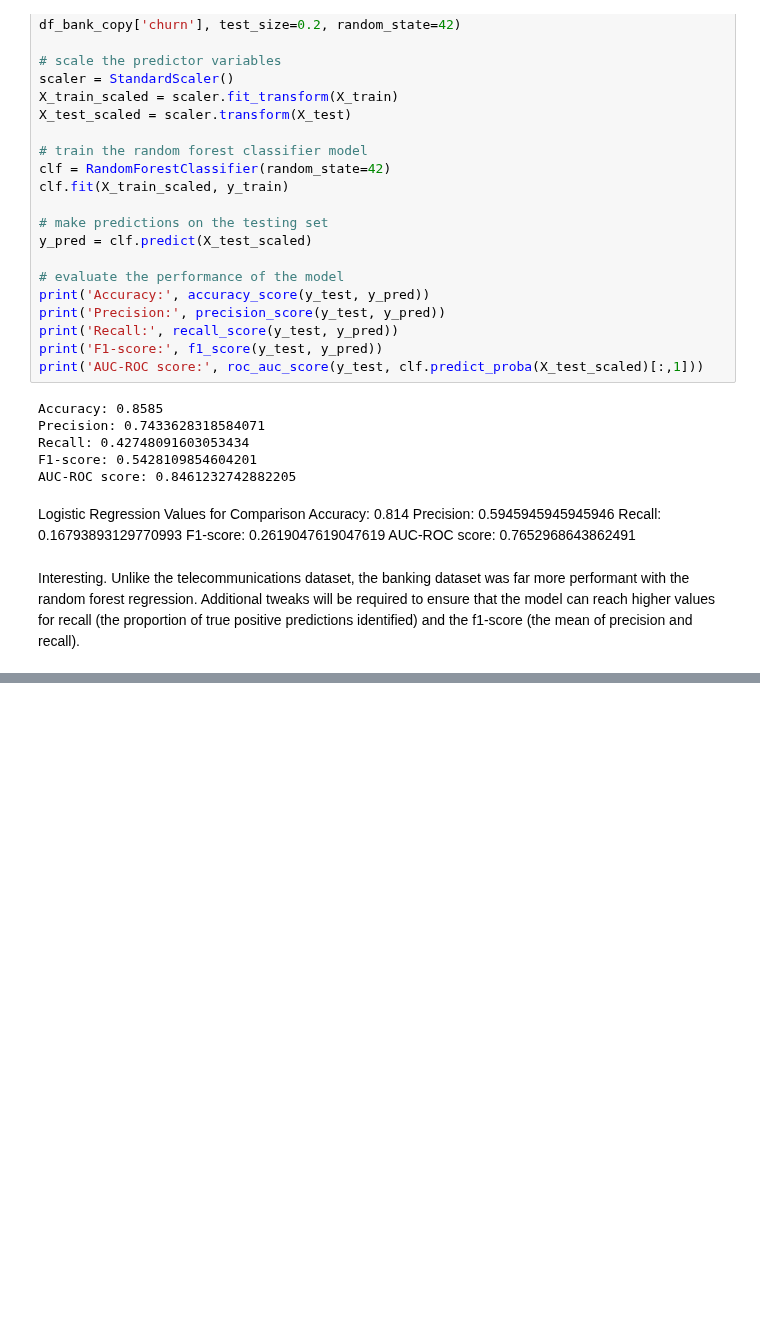
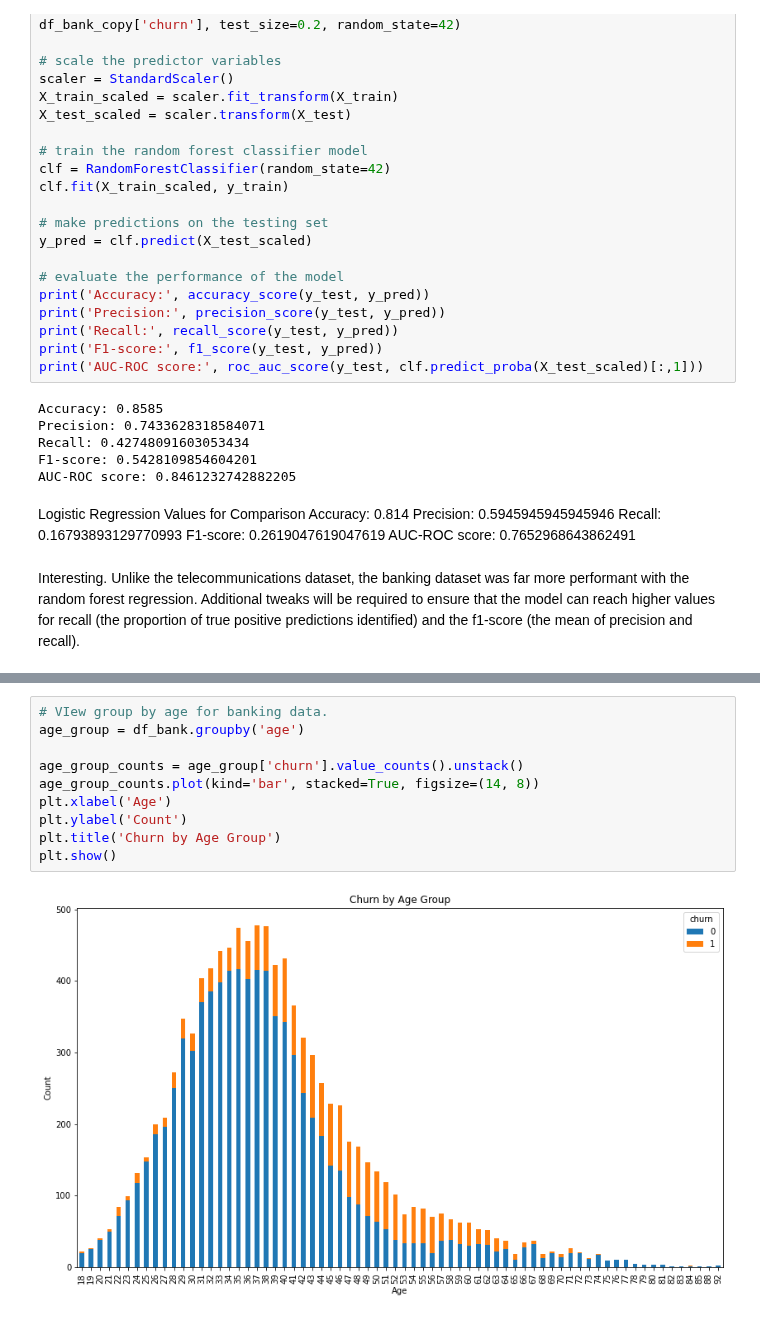
Before and after one commit to joshgreenert/Python-Projects, a Jupyter notebook: Applied Data Science/Project_2_Churn_Predictions/PR 2 Milestone 2 Code GreenertJ.ipynb, the cells around one changed output, grey strips where cells are left out. Saved outputs shown, nothing was run; the diff lists cells and outputs as text; blank space fills up the shorter version.

```diff
--- a/Applied Data Science/Project_2_Churn_Predictions/PR 2 Milestone 2 Code GreenertJ.ipynb
+++ b/Applied Data Science/Project_2_Churn_Predictions/PR 2 Milestone 2 Code GreenertJ.ipynb
@@ -435,0 +456,12 @@ Interesting.  Unlike the telecommunications dataset, the banking dataset was far
+# %%
+# VIew group by age for banking data.
+age_group = df_bank.groupby('age')
+
+age_group_counts = age_group['churn'].value_counts().unstack()
+age_group_counts.plot(kind='bar', stacked=True, figsize=(14, 8))
+plt.xlabel('Age')
+plt.ylabel('Count')
+plt.title('Churn by Age Group')
+plt.show()
+# %% [output]
+[figure, added]
```
Also changed, not shown: parts of 2 cells of this notebook.
